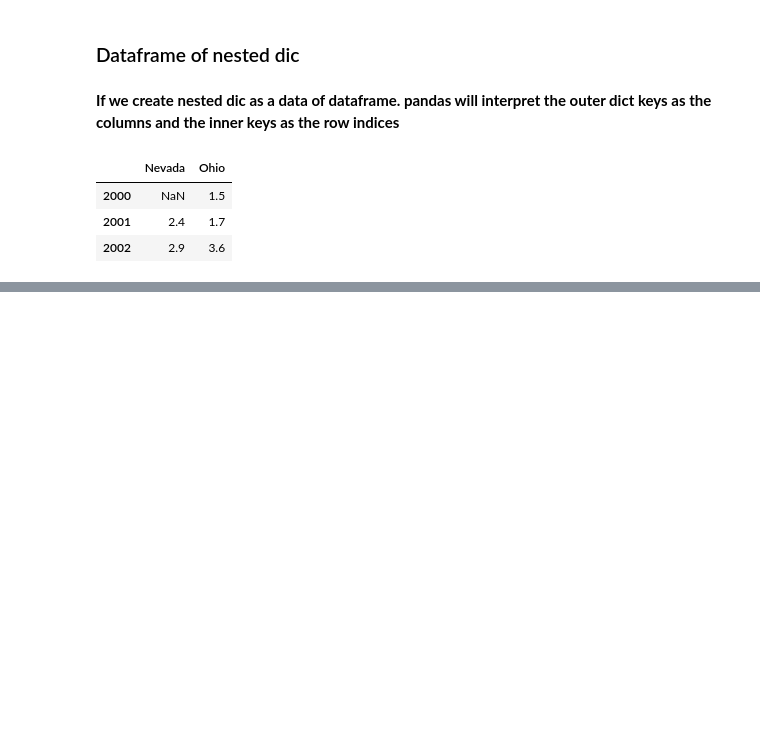
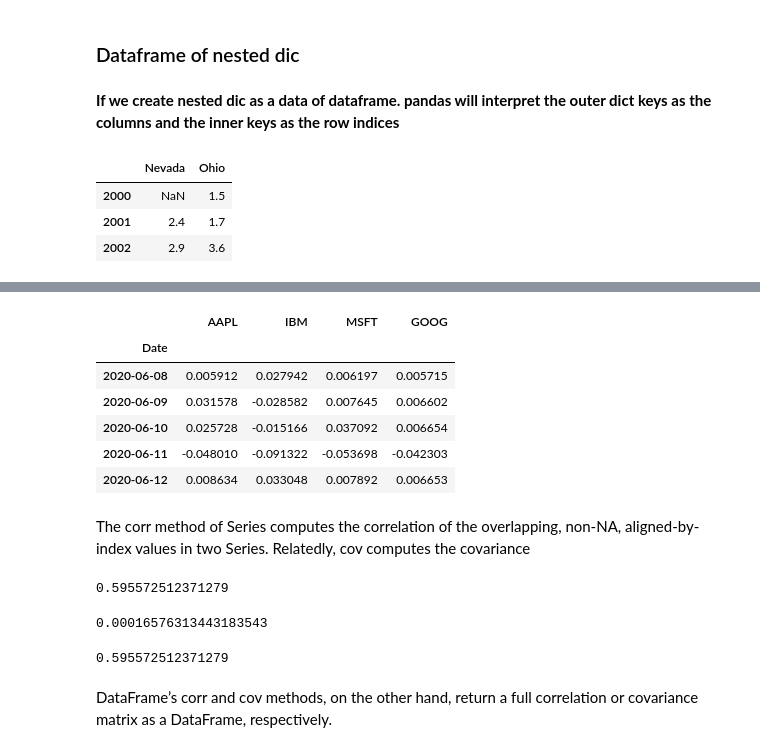
Before and after one commit to towhid135/notebook-Numpy-Pandas-Seaborn-Scikit_learn-, a Jupyter notebook: Pandas/Pandas_tutorial.ipynb, the cells around one changed output, grey strips where cells are left out. Drawn from its saved outputs; the diff is of its cells as text; code cells hidden in the pictures; blank space fills up the shorter version.

```diff
--- a/Pandas/Pandas_tutorial.ipynb
+++ b/Pandas/Pandas_tutorial.ipynb
@@ -312,0 +1398,29 @@ popdf
+# %%
+returns = price.pct_change()
+returns.tail()
+# %% [output]
+|  | AAPL | IBM | MSFT | GOOG |
+| Date |  |  |  |  |
+| 2020-06-08 | 0.005912 | 0.027942 | 0.006197 | 0.005715 |
+| 2020-06-09 | 0.031578 | -0.028582 | 0.007645 | 0.006602 |
+| 2020-06-10 | 0.025728 | -0.015166 | 0.037092 | 0.006654 |
+| 2020-06-11 | -0.048010 | -0.091322 | -0.053698 | -0.042303 |
+| 2020-06-12 | 0.008634 | 0.033048 | 0.007892 | 0.006653 |
+# %% [markdown]
+The corr method of Series computes the correlation of the overlapping, non-NA,
+aligned-by-index values in two Series. Relatedly, cov computes the covariance
+# %%
+returns['MSFT'].corr(returns['IBM'])
+# %% [output]
+0.595572512371279
+# %%
+returns['MSFT'].cov(returns['IBM'])
+# %% [output]
+0.00016576313443183543
+# %%
+returns.MSFT.corr(returns.IBM)
+# %% [output]
+0.595572512371279
+# %% [markdown]
+DataFrame’s corr and cov methods, on the other hand, return a full correlation or
+covariance matrix as a DataFrame, respectively.
```
Also changed, not shown: parts of 219 cells of this notebook, 1 other file.
